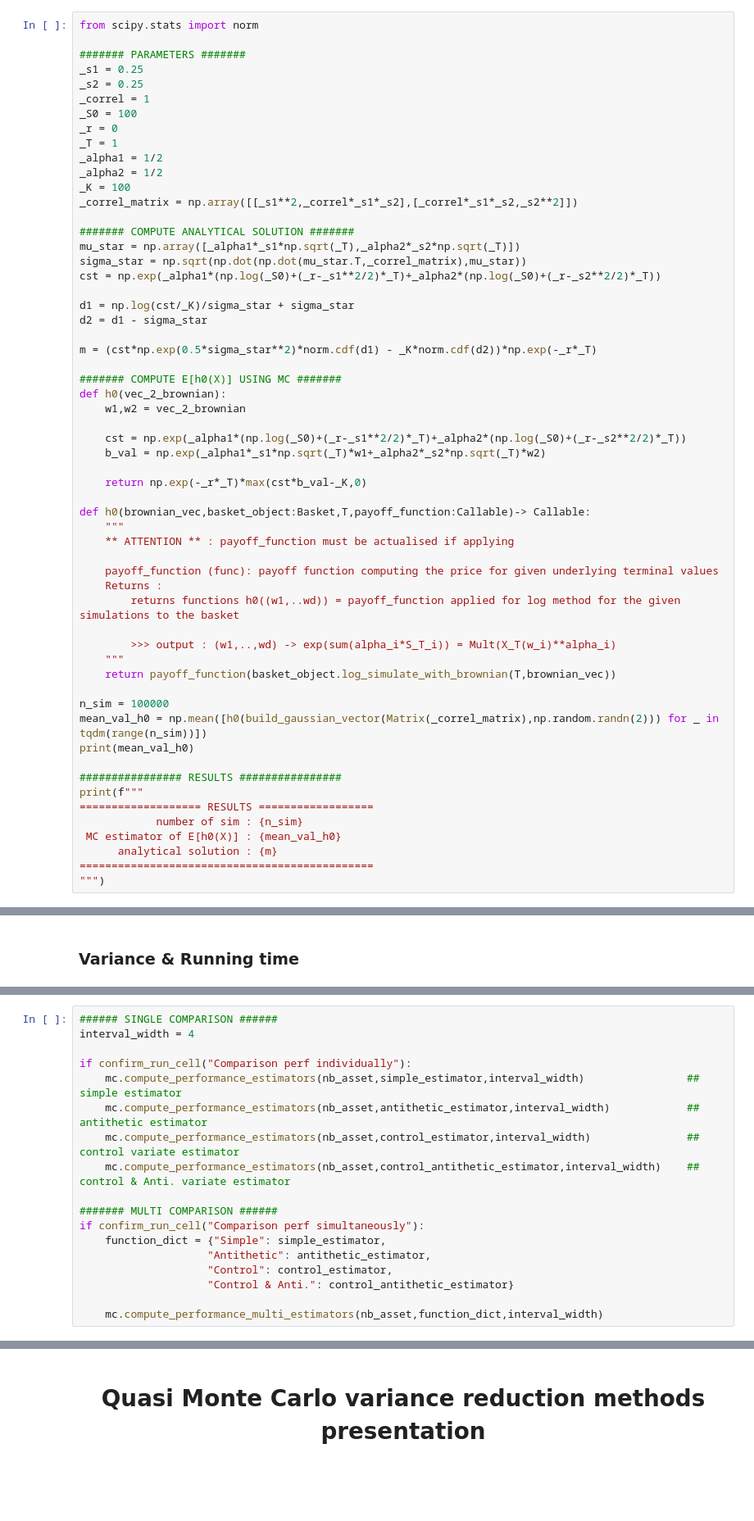
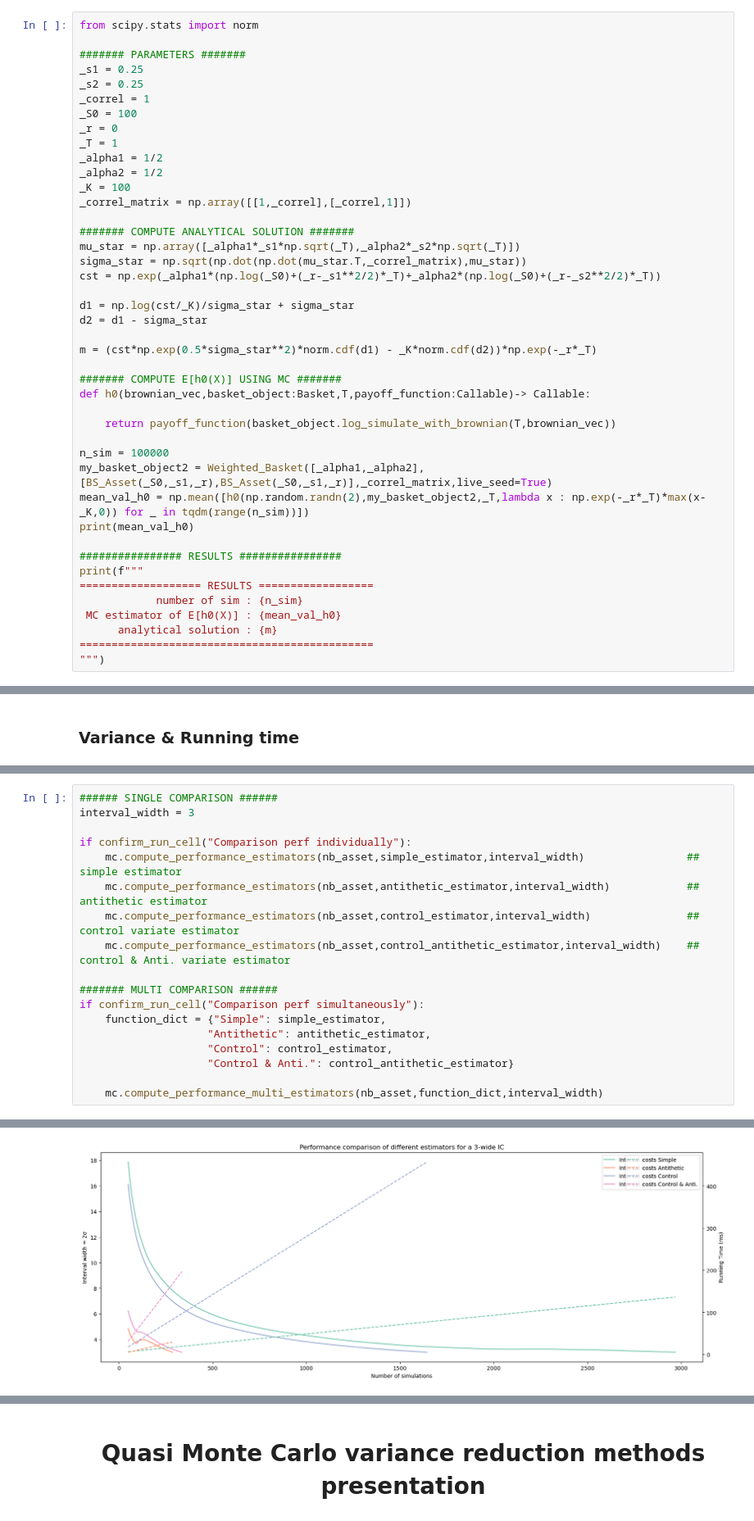
Before and after one commit to Garrma/numerical_finance, a Jupyter notebook: results/variance_reduction_results.ipynb, the cells around one changed output, grey strips where cells are left out. Shown at 82% size. Drawn from its saved outputs; the diff is of its cells as text; blank space fills up the shorter version.

```diff
--- a/results/variance_reduction_results.ipynb
+++ b/results/variance_reduction_results.ipynb
@@ -111,7 +111,7 @@ _T = 1
 _alpha1 = 1/2
 _alpha2 = 1/2
 _K = 100
-_correl_matrix = np.array([[_s1**2,_correl*_s1*_s2],[_correl*_s1*_s2,_s2**2]])
+_correl_matrix = np.array([[1,_correl],[_correl,1]])
 
 ####### COMPUTE ANALYTICAL SOLUTION #######
 mu_star = np.array([_alpha1*_s1*np.sqrt(_T),_alpha2*_s2*np.sqrt(_T)])
@@ -124,28 +124,13 @@ d2 = d1 - sigma_star
 m = (cst*np.exp(0.5*sigma_star**2)*norm.cdf(d1) - _K*norm.cdf(d2))*np.exp(-_r*_T)
 
 ####### COMPUTE E[h0(X)] USING MC #######
-def h0(vec_2_brownian):
-    w1,w2 = vec_2_brownian
+def h0(brownian_vec,basket_object:Basket,T,payoff_function:Callable)-> Callable:
 
-    cst = np.exp(_alpha1*(np.log(_S0)+(_r-_s1**2/2)*_T)+_alpha2*(np.log(_S0)+(_r-_s2**2/2)*_T))
-    b_val = np.exp(_alpha1*_s1*np.sqrt(_T)*w1+_alpha2*_s2*np.sqrt(_T)*w2)
-
-    return np.exp(-_r*_T)*max(cst*b_val-_K,0)
-
-def h0(brownian_vec,basket_object:Basket,T,payoff_function:Callable)-> Callable:
-    """
-    ** ATTENTION ** : payoff_function must be actualised if applying
-
-    payoff_function (func): payoff function computing the price for given underlying terminal values
-    Returns :
-        returns functions h0((w1,..wd)) = payoff_function applied for log method for the given simulations to the basket
-
-        >>> output : (w1,..,wd) -> exp(sum(alpha_i*S_T_i)) = Mult(X_T(w_i)**alpha_i)
-    """
     return payoff_function(basket_object.log_simulate_with_brownian(T,brownian_vec))
 
 n_sim = 100000
-mean_val_h0 = np.mean([h0(build_gaussian_vector(Matrix(_correl_matrix),np.random.randn(2))) for _ in tqdm(range(n_sim))])
+my_basket_object2 = Weighted_Basket([_alpha1,_alpha2],[BS_Asset(_S0,_s1,_r),BS_Asset(_S0,_s1,_r)],_correl_matrix,live_seed=True)
+mean_val_h0 = np.mean([h0(np.random.randn(2),my_basket_object2,_T,lambda x : np.exp(-_r*_T)*max(x-_K,0)) for _ in tqdm(range(n_sim))])
 print(mean_val_h0)
 
 ################ RESULTS ################
@@ -255,6 +232,6 @@ mc.display_multi_variance_estimators(results_dict, "Variance of different pseudo
 # %%
 ###### SINGLE COMPARISON ######
-interval_width = 4
+interval_width = 3
 
 if confirm_run_cell("Comparison perf individually"):
     mc.compute_performance_estimators(nb_asset,simple_estimator,interval_width)                ## simple estimator
@@ -276,3 +272,4 @@ Tolerance of 4 reached for less than 50 - decrease tol
+[figure, added]
 # %%
 print(price_converg_vec_pseudo[-1])
 print(price_converg_vec_anti_pseudo[-1])
```
Also changed, not shown: parts of 12 cells of this notebook, 7 other files.
